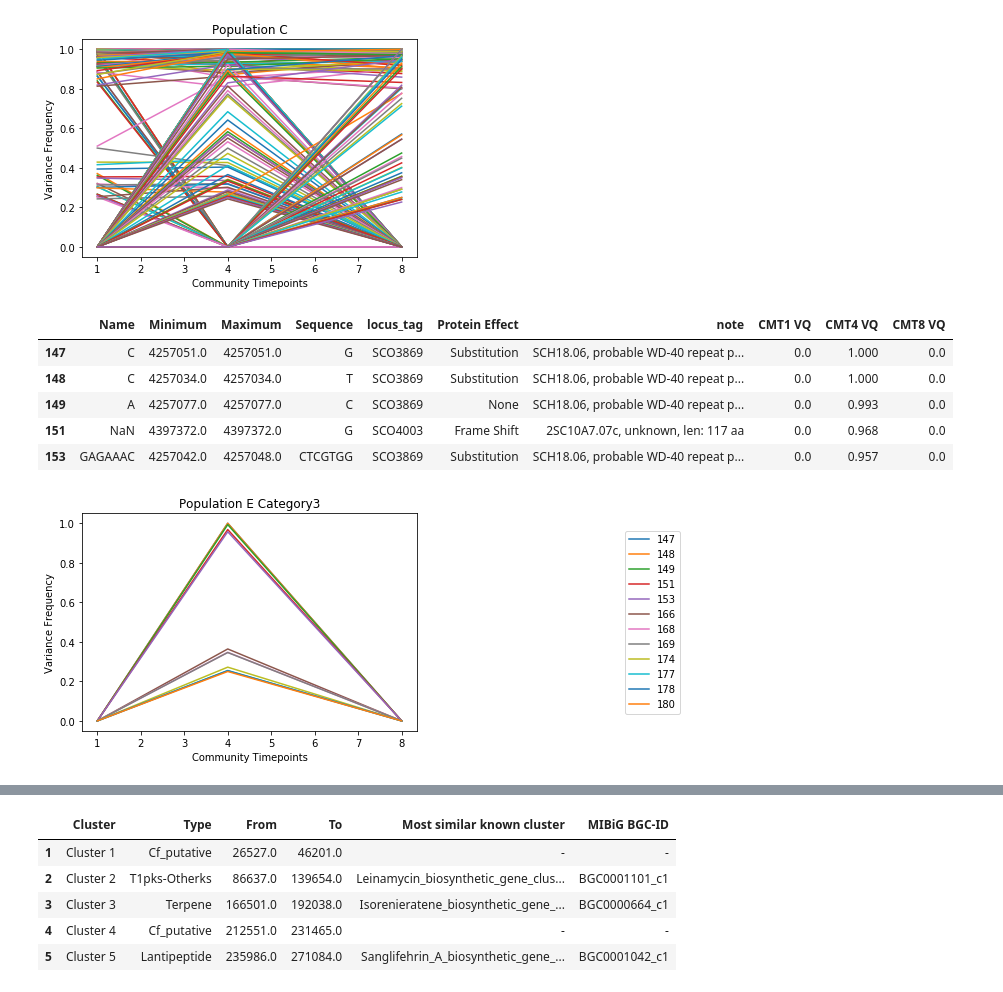
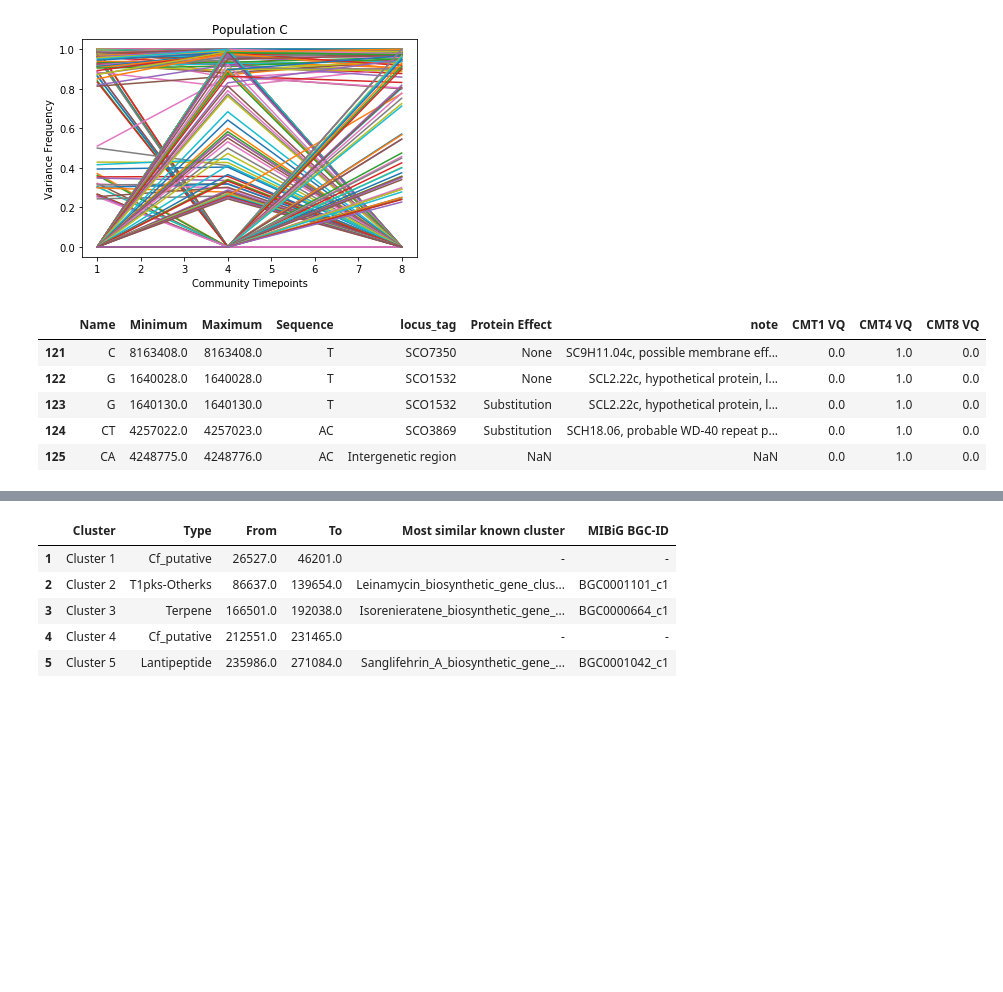
Before and after one commit to bearnomore/Evolution-genomics, a Jupyter notebook: Community_variance_analysis_across_time_points.ipynb, the cells around one changed output, grey strips where cells are left out. Drawn from its saved outputs; the diff is of its cells as text; code cells hidden in the pictures; blank space fills up the shorter version.

```diff
--- a/Community_variance_analysis_across_time_points.ipynb
+++ b/Community_variance_analysis_across_time_points.ipynb
@@ -297,16 +298,12 @@ plot_variance_abundance_along_timepoints(vcfs_C_, time_points, CMT_cols, 'C')
 [figure]
 # %%
 # 5. Find the variances of three categories in the indicated population
-cat1, cat2, cat3 = find_three_categories(vcfs_E_, ['CMT1 VQ', 'CMT4 VQ', 'CMT8 VQ'])
-
-# 6. Find the genes that contribute to the indicated category in the indicated population
-genes = find_contributed_gene_in_cat(cat3, time_points, CMT_cols, 'E', 'Category3')
-genes.head(5)
+cat1, cat2, cat3 = find_three_categories(vcfs_C_, ['CMT1 VQ', 'CMT4 VQ', 'CMT8 VQ'])
+cat3.head(5)
 # %% [output]
 |  | Name | Minimum | Maximum | Sequence | locus_tag | Protein Effect | note | CMT1 VQ | CMT4 VQ | CMT8 VQ |
-| 147 | C | 4257051.0 | 4257051.0 | G | SCO3869 | Substitution | SCH18.06, probable WD-40 repeat p... | 0.0 | 1.000 | 0.0 |
-| 148 | C | 4257034.0 | 4257034.0 | T | SCO3869 | Substitution | SCH18.06, probable WD-40 repeat p... | 0.0 | 1.000 | 0.0 |
-| 149 | A | 4257077.0 | 4257077.0 | C | SCO3869 | None | SCH18.06, probable WD-40 repeat p... | 0.0 | 0.993 | 0.0 |
-| 151 | NaN | 4397372.0 | 4397372.0 | G | SCO4003 | Frame Shift | 2SC10A7.07c, unknown, len: 117 aa | 0.0 | 0.968 | 0.0 |
-| 153 | GAGAAAC | 4257042.0 | 4257048.0 | CTCGTGG | SCO3869 | Substitution | SCH18.06, probable WD-40 repeat p... | 0.0 | 0.957 | 0.0 |
+| 121 | C | 8163408.0 | 8163408.0 | T | SCO7350 | None | SC9H11.04c, possible membrane eff... | 0.0 | 1.0 | 0.0 |
+| 122 | G | 1640028.0 | 1640028.0 | T | SCO1532 | None | SCL2.22c, hypothetical protein, l... | 0.0 | 1.0 | 0.0 |
+| 123 | G | 1640130.0 | 1640130.0 | T | SCO1532 | Substitution | SCL2.22c, hypothetical protein, l... | 0.0 | 1.0 | 0.0 |
+| 124 | CT | 4257022.0 | 4257023.0 | AC | SCO3869 | Substitution | SCH18.06, probable WD-40 repeat p... | 0.0 | 1.0 | 0.0 |
+| 125 | CA | 4248775.0 | 4248776.0 | AC | Intergenetic region | NaN | NaN | 0.0 | 1.0 | 0.0 |
-[figure, removed]
```
Also changed, not shown: parts of 29 cells of this notebook.
